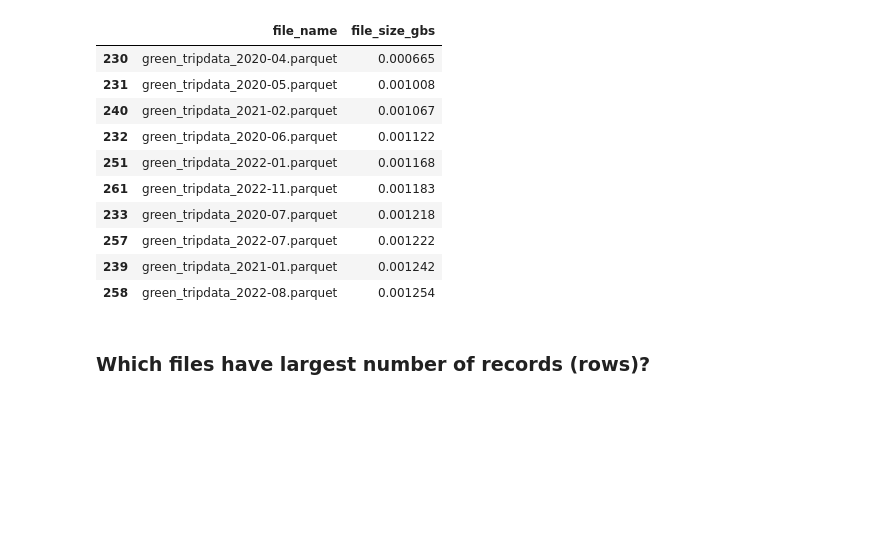
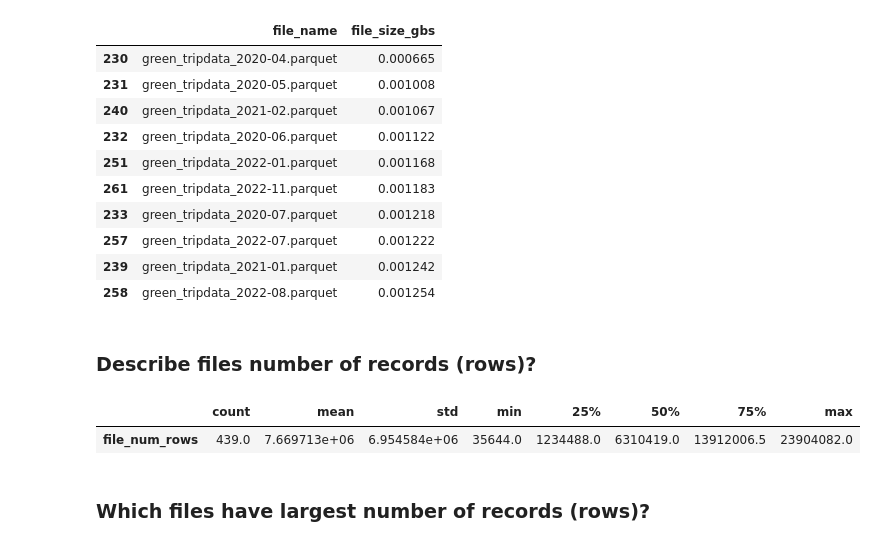
Before and after one commit to lykmapipo/NYC-TLC-Trip-Data, a Jupyter notebook: explore_trips_metadata.ipynb, the cells around one changed output. Saved outputs shown, nothing was run; the diff lists cells and outputs as text; code cells hidden in the pictures; blank space fills up the shorter version.

```diff
--- a/explore_trips_metadata.ipynb
+++ b/explore_trips_metadata.ipynb
@@ -187,6 +194,13 @@ df6.head(n=10)
 | 257 | green_tripdata_2022-07.parquet | 0.001222 |
 | 239 | green_tripdata_2021-01.parquet | 0.001242 |
 | 258 | green_tripdata_2022-08.parquet | 0.001254 |
+# %% [markdown]
+### Describe files number of records (rows)?
+# %%
+df[["file_num_rows"]].describe().T
+# %% [output]
+|  | count | mean | std | min | 25% | 50% | 75% | max |
+| file_num_rows | 439.0 | 7.669713e+06 | 6.954584e+06 | 35644.0 | 1234488.0 | 6310419.0 | 13912006.5 | 23904082.0 |
 # %% [markdown]
 ### Which files have largest number of records (rows)?
 # %%
```
Also changed, not shown: parts of 3 cells of this notebook, 7 other files.
